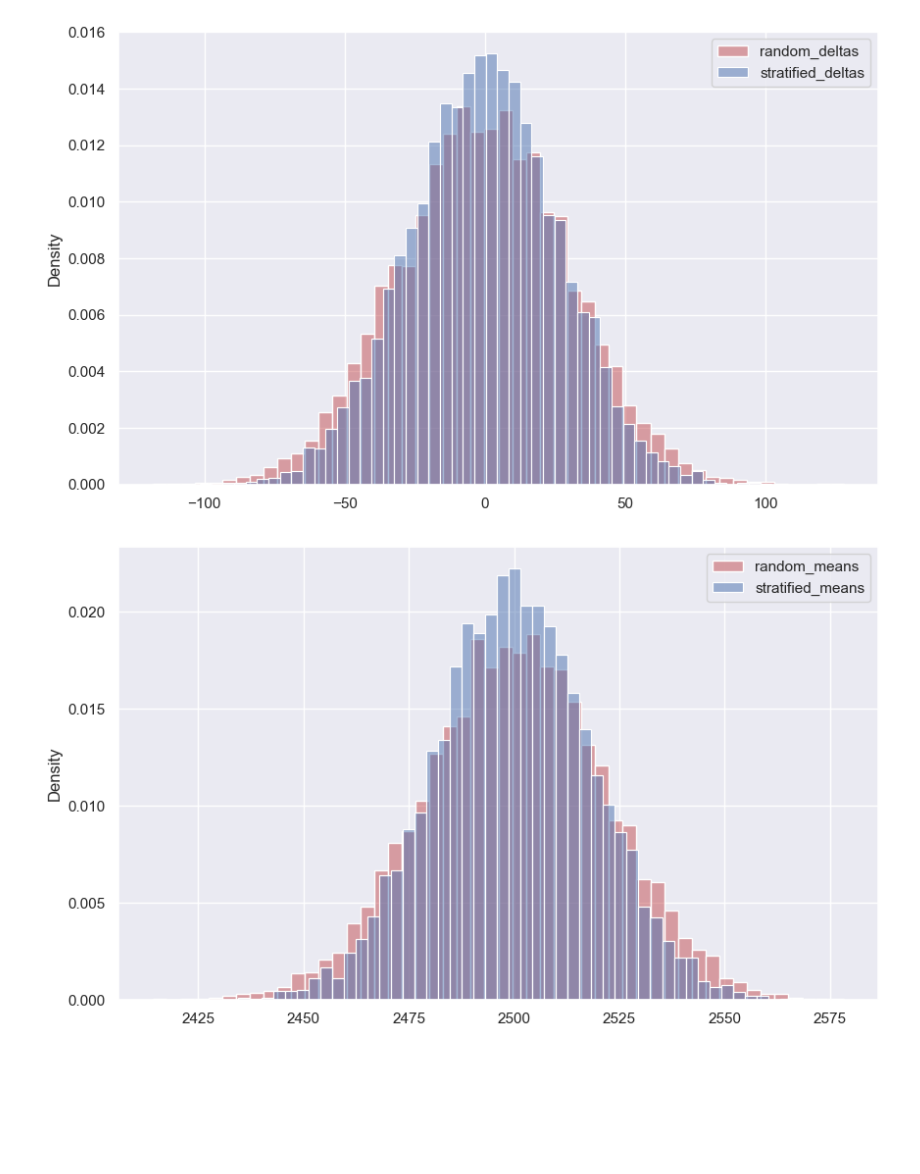
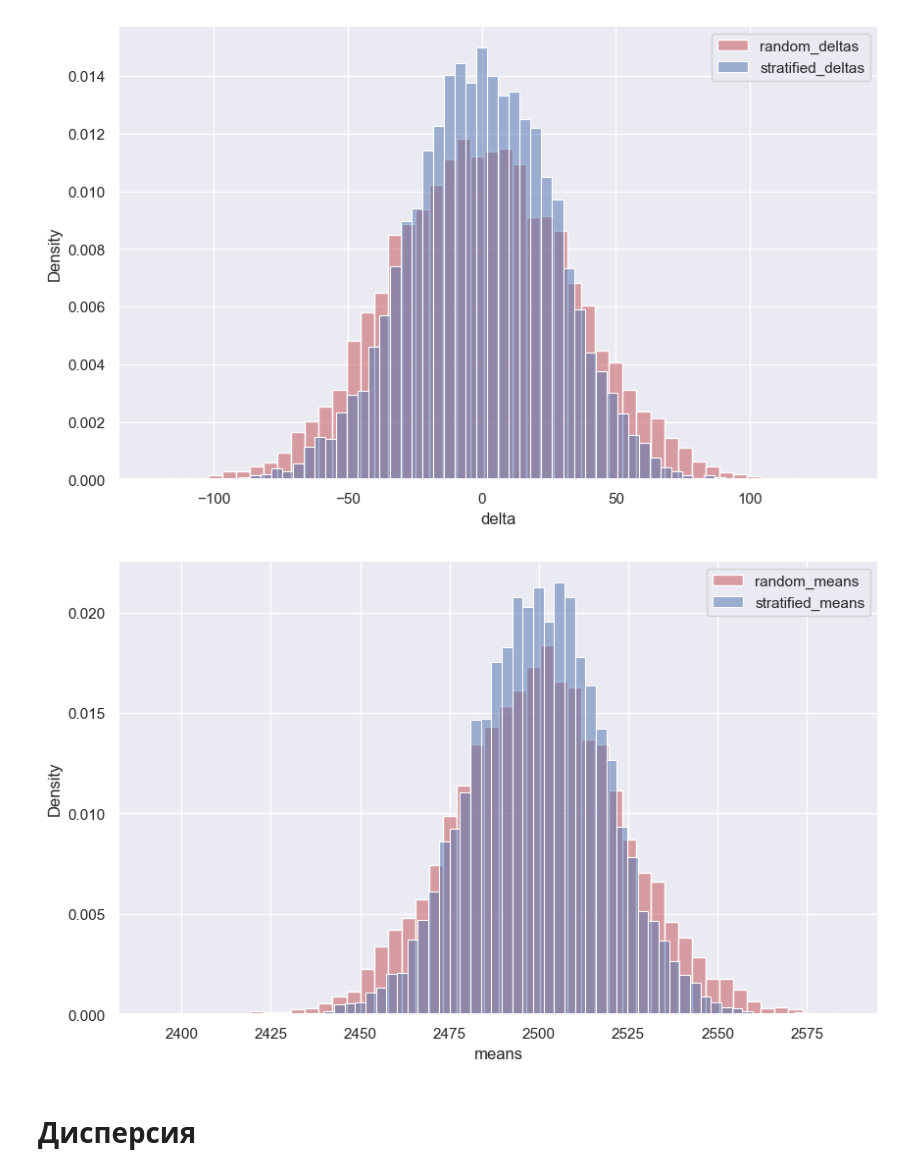
Before and after one commit to ShashlovAI/stat, a Jupyter notebook: AB/stratification.ipynb, the cells around one changed output. Cells and saved outputs as stored; diff of their text form; code cells hidden in the pictures; blank space fills up the shorter version.

Commit message:
update stratification file

```diff
--- a/AB/stratification.ipynb
+++ b/AB/stratification.ipynb
@@ -60,10 +67,31 @@ def generate_stratified_data(mean_one, mean_two, std_one, std_two, sample_size):
     return df
 # %%
 def calculate_mean(df):
+    '''
+    Функция вычисляет обычное среднее
+
+    '''
+
     return np.mean(df['metric'])
 # %%
 def calculate_stratified_mean(df, weights):
-    pass
+    '''
+    Функция вычисляет стратифицированное среднее
+
+    '''
+
+    strat_mean = df.groupby('strat')['metric'].mean()
+
+    df_means_weights = pd.merge(
+                        strat_mean,
+                        pd.Series(weights, name='weight'),
+                        how='inner',
+                        left_index=True,
+                        right_index=True)
+#    Что если в выборку не попали некоторые страты?
+    df_means_weights['weight'] = df_means_weights['weight'] / df_means_weights['weight'].sum()
+    mean_strat = (df_means_weights['weight'] * df_means_weights['metric']).sum()
+    return mean_strat
 # %%
 alpha = 0.05
 sample_size = 1100
@@ -84,39 +128,31 @@ for _ in range(10000):
     stratified_deltas.append(np.mean(a_one_stratified['metric']) - np.mean(a_two_stratified['metric']))
 # %%
 plt.figure(figsize=(10, 6))
-sns.histplot(x=random_deltas, color="r", alpha=0.5, bins = 50, stat='density')
-sns.histplot(x=stratified_deltas, color="b", alpha=0.5, bins = 50, stat='density')
-
-plt.legend(labels=['random_deltas','stratified_deltas'])
+sns.histplot(x=random_deltas, color="r", alpha=0.5, bins=50, stat='density', label='random_deltas')
+sns.histplot(x=stratified_deltas, color="b", alpha=0.5, bins=50, stat='density', label='stratified_deltas')
+plt.xlabel('delta')
+plt.legend()
 plt.show()
 # %% [output]
-[figure, old version]
+[figure, new version]
 # %%
 random_means = []
 stratified_means = []
 weights = {0: 0.5, 1: 0.5}
 for _ in range(10000):
-    df_random =  generate_random_data(mean_one, mean_two, std_one, std_two, sample_size)
-    random_means.append(np.mean(df_random['metric']))
+    df_srs = generate_random_data(mean_one, mean_two, std_one, std_two, sample_size)
+    random_means.append(calculate_mean(df_srs))
 
     df_stratified = generate_stratified_data(mean_one, mean_two, std_one, std_two, sample_size)
-    strat_mean = df_stratified.groupby('strat')['metric'].mean()
-
-    df_means_weights = pd.merge(
-                        strat_mean,
-                        pd.Series(weights, name='weight'),
-                        how='inner',
-                        left_index=True,
-                        right_index=True)
-
-    df_means_weights['weight'] = df_means_weights['weight'] / df_means_weights['weight'].sum()
-    mean_strat = (df_means_weights['weight'] * df_means_weights['metric']).sum()
-    stratified_means.append(mean_strat)
+    stratified_means.append(calculate_stratified_mean(df_stratified, weights))
 # %%
 plt.figure(figsize=(10, 6))
 sns.histplot(x=random_means, color="r", alpha=0.5, bins = 50, stat='density')
 sns.histplot(x=stratified_means, color="b", alpha=0.5, bins = 50, stat='density')
+plt.xlabel('means')
 plt.legend(labels=['random_means','stratified_means'])
 plt.show()
 # %% [output]
-[figure, old version]
+[figure, new version]
+# %% [markdown]
+# Дисперсия
```
Also changed, not shown: parts of 20 cells of this notebook.
